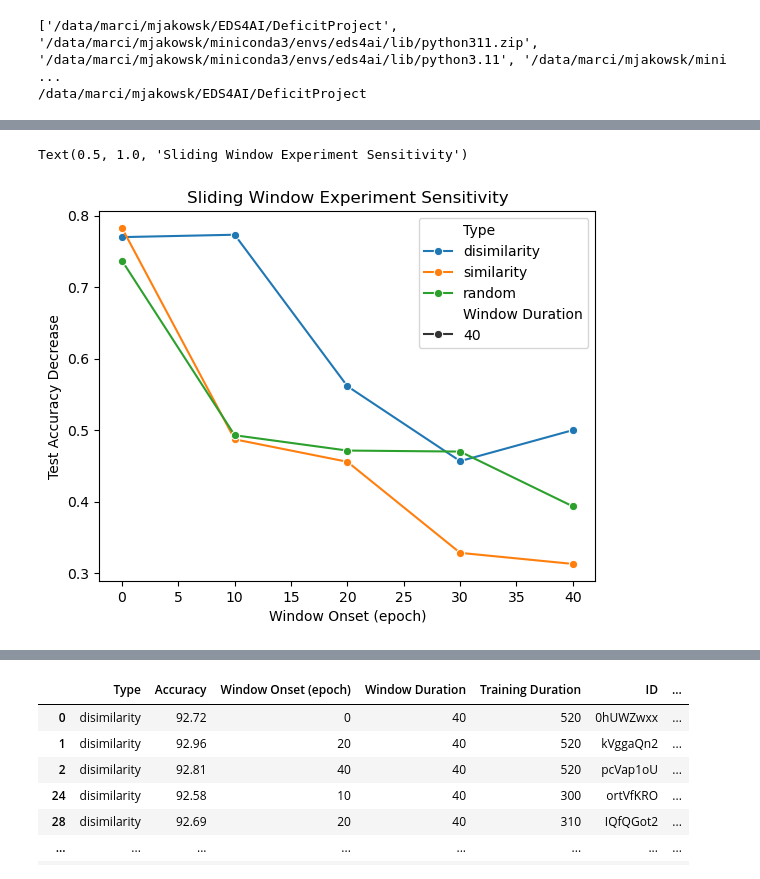
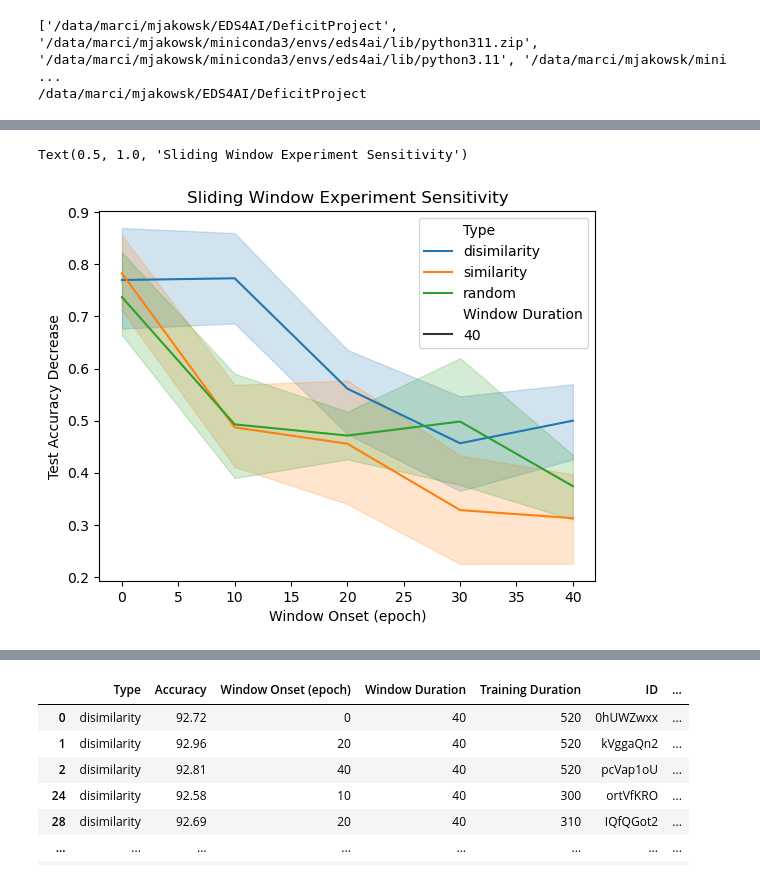
Before and after one commit to MARCI-UTK/EDS4AI, a Jupyter notebook: DeficitProject/studies/sliding_window/visualization.ipynb, the cells around one changed output, grey strips where cells are left out. Drawn from its saved outputs; the diff is of its cells as text; code cells hidden in the pictures.

```diff
--- a/DeficitProject/studies/sliding_window/visualization.ipynb
+++ b/DeficitProject/studies/sliding_window/visualization.ipynb
@@ -118,16 +118,17 @@ df = pd.DataFrame({
 # %%
 #s = sns.lineplot(data=df[df["Window Duration"]==30], x='Window Onset (epoch)',
 
 
 #filt = (df["Window Duration"] == 40)
 filt = (df["Window Duration"] == 40)  & (df["Post Epochs"] >= 250) & (df["Window Onset (epoch)"] <= 40)
 #filt = (df["Window Duration"] == 40)  & ( (df["Total Duration"] == 300) | (df["Total Duration"] ==  250))
 s = sns.lineplot(data=df[filt], x='Window Onset (epoch)',
-                 y='Test Accuracy Decrease', hue='Type', style="Window Duration", marker='o', errorbar=None)
+                 y='Test Accuracy Decrease', hue='Type', style="Window Duration")
+                 #y='Test Accuracy Decrease', hue='Type', style="Window Duration", marker='o')
 s.set_title("Sliding Window Experiment Sensitivity")
 # %% [output]
 Text(0.5, 1.0, 'Sliding Window Experiment Sensitivity')
-[figure, old version]
+[figure, new version]
 # %%
 #filt = (df["Window Duration"] == 40)
 
```
Also changed, not shown: parts of 2 cells of this notebook, 12 other files.
